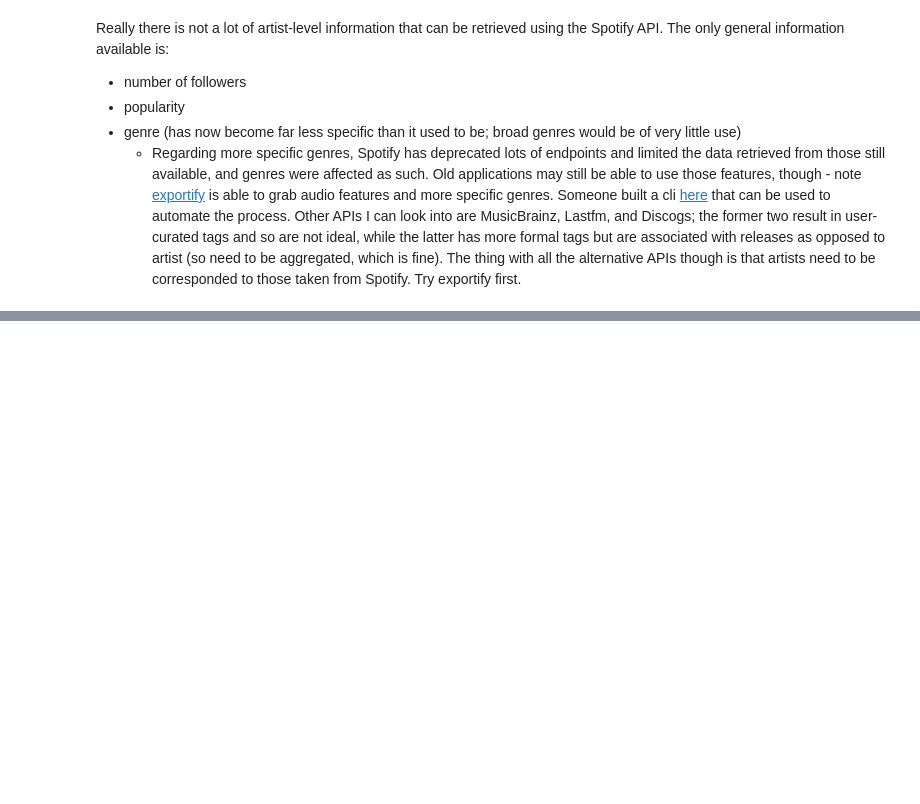
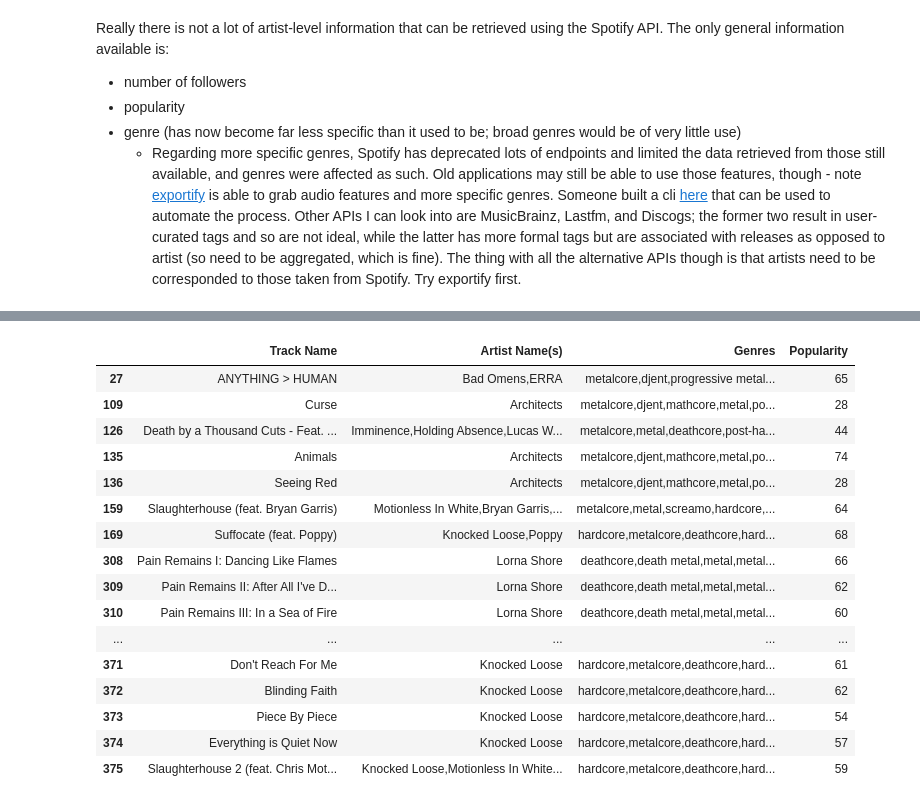
Before and after one commit to jasminex21/riffnet, a Jupyter notebook: prelim/00_feature_pull.ipynb, the cells around one changed output, grey strips where cells are left out. Saved outputs shown, nothing was run; the diff lists cells and outputs as text; code cells hidden in the pictures; blank space fills up the shorter version.

```diff
--- a/prelim/00_feature_pull.ipynb
+++ b/prelim/00_feature_pull.ipynb
@@ -108,0 +210,20 @@ Really there is not a lot of artist-level information that can be retrieved usin
+# %%
+features[features["Genres"].astype(str).str.contains("deathcore")][["Track Name", "Artist Name(s)", "Genres", "Popularity"]]
+# %% [output]
+|  | Track Name | Artist Name(s) | Genres | Popularity |
+| 27 | ANYTHING > HUMAN | Bad Omens,ERRA | metalcore,djent,progressive metal... | 65 |
+| 109 | Curse | Architects | metalcore,djent,mathcore,metal,po... | 28 |
+| 126 | Death by a Thousand Cuts - Feat. ... | Imminence,Holding Absence,Lucas W... | metalcore,metal,deathcore,post-ha... | 44 |
+| 135 | Animals | Architects | metalcore,djent,mathcore,metal,po... | 74 |
+| 136 | Seeing Red | Architects | metalcore,djent,mathcore,metal,po... | 28 |
+| 159 | Slaughterhouse (feat. Bryan Garris) | Motionless In White,Bryan Garris,... | metalcore,metal,screamo,hardcore,... | 64 |
+| 169 | Suffocate (feat. Poppy) | Knocked Loose,Poppy | hardcore,metalcore,deathcore,hard... | 68 |
+| 308 | Pain Remains I: Dancing Like Flames | Lorna Shore | deathcore,death metal,metal,metal... | 66 |
+| 309 | Pain Remains II: After All I've D... | Lorna Shore | deathcore,death metal,metal,metal... | 62 |
+| 310 | Pain Remains III: In a Sea of Fire | Lorna Shore | deathcore,death metal,metal,metal... | 60 |
+| ... | ... | ... | ... | ... |
+| 371 | Don't Reach For Me | Knocked Loose | hardcore,metalcore,deathcore,hard... | 61 |
+| 372 | Blinding Faith | Knocked Loose | hardcore,metalcore,deathcore,hard... | 62 |
+| 373 | Piece By Piece | Knocked Loose | hardcore,metalcore,deathcore,hard... | 54 |
+| 374 | Everything is Quiet Now | Knocked Loose | hardcore,metalcore,deathcore,hard... | 57 |
+| 375 | Slaughterhouse 2 (feat. Chris Mot... | Knocked Loose,Motionless In White... | hardcore,metalcore,deathcore,hard... | 59 |
```
Also changed, not shown: parts of 8 cells of this notebook, 2 other files.
